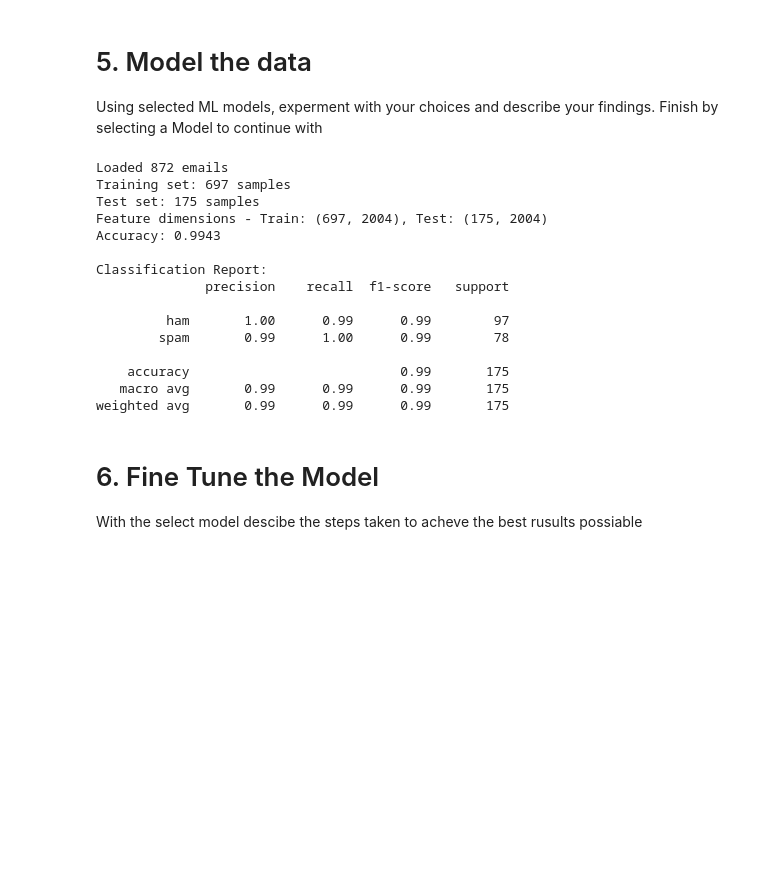
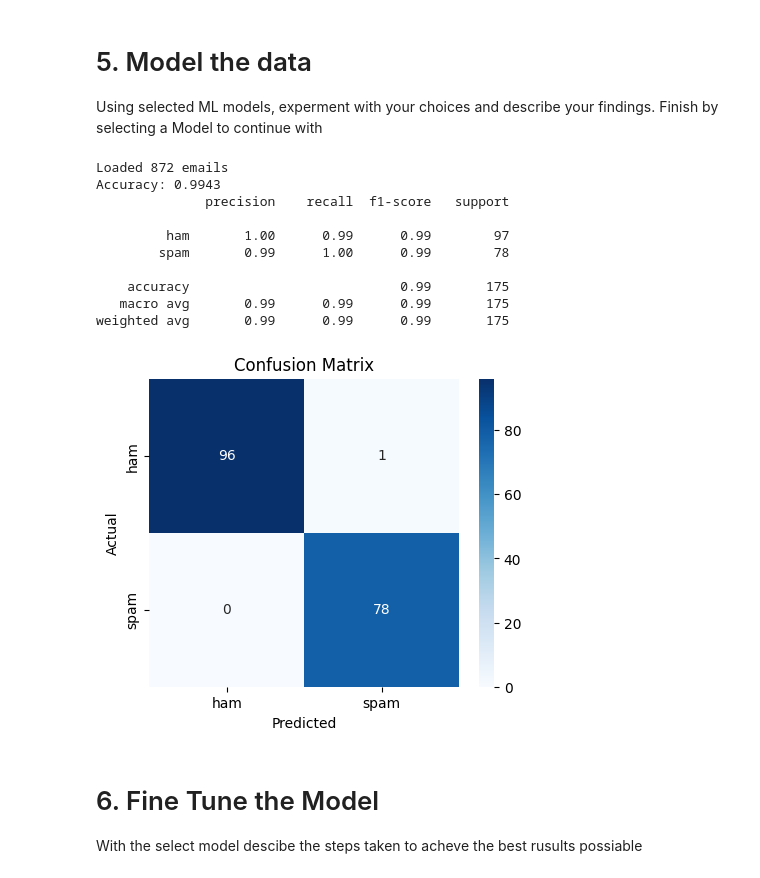
Before and after one commit to felixolmo03/Git-Repo-Tour, a Jupyter notebook: Project_4/Project_4.ipynb, the cells around one changed output. Cells and saved outputs as stored; diff of their text form; code cells hidden in the pictures; blank space fills up the shorter version.

Commit message:
Confusin Matrix add

```diff
--- a/Project_4/Project_4.ipynb
+++ b/Project_4/Project_4.ipynb
@@ -192,7 +192,8 @@ from sklearn.model_selection import train_test_split
 from sklearn.linear_model import LogisticRegression
 from sklearn.metrics import accuracy_score, classification_report, confusion_matrix
 from scipy.sparse import hstack
-
+import matplotlib.pyplot as plt
+import seaborn as sns
 
 # Load data
 emails, labels = [], []
@@ -217,67 +218,67 @@ def clean_text(text):
 
 df['cleaned_email'] = df['email'].apply(clean_text)
 
-# Split data
+# Split
 X_text = df['cleaned_email']
 y = df['label']
-
 X_text_train, X_text_test, y_train, y_test = train_test_split(
     X_text, y, test_size=0.2, random_state=42, stratify=y
 )
 
-print(f"Training set: {len(X_text_train)} samples")
-print(f"Test set: {len(X_text_test)} samples")
+# TF-IDF vectorization
+vectorizer = TfidfVectorizer(max_features=5000, stop_words='english')
+X_text_train_tfidf = vectorizer.fit_transform(X_text_train)
+X_text_test_tfidf = vectorizer.transform(X_text_test)
 
-# Feature extraction after split
+# Handcrafted features
 def extract_features(text):
     return {
         'length': len(text),
         'word_count': len(text.split()),
         'has_dollar': 1 if '$' in text else 0,
         'has_exclamation': 1 if '!' in text else 0
     }
 
-# Extract features separately for train and test
-train_feature_data = [extract_features(text) for text in X_text_train]
-X_features_train = pd.DataFrame(train_feature_data)
+X_features_train = pd.DataFrame([extract_features(t) for t in X_text_train])
+X_features_test = pd.DataFrame([extract_features(t) for t in X_text_test])
 
-test_feature_data = [extract_features(text) for text in X_text_test]
-X_features_test = pd.DataFrame(test_feature_data)
-
-# Combine features
+# Combine sparse + dense features
 X_train = hstack([X_text_train_tfidf, X_features_train.values])
 X_test = hstack([X_text_test_tfidf, X_features_test.values])
 
-print(f"Feature dimensions - Train: {X_train.shape}, Test: {X_test.shape}")
-
-# Train Logistic Regression
-log_reg = LogisticRegression(random_state=42, max_iter=1000)
+# Train
+log_reg = LogisticRegression(max_iter=1000, random_state=42)
 log_reg.fit(X_train, y_train)
 
-# Make predictions
+# Evaluate
 y_pred = log_reg.predict(X_test)
-accuracy = accuracy_score(y_test, y_pred)
+print(f"Accuracy: {accuracy_score(y_test, y_pred):.4f}")
+print(classification_report(y_test, y_pred))
 
+cm = confusion_matrix(y_test, y_pred, labels=['ham', 'spam'])
+plt.figure(figsize=(5,4))
+sns.heatmap(cm, annot=True, fmt='d', cmap="Blues", xticklabels=['ham', 'spam'], yticklabels=['ham', 'spam'])
+plt.xlabel("Predicted")
+plt.ylabel("Actual")
+plt.title('Confusion Matrix')
+plt.show()
 
-print(f"Accuracy: {accuracy:.4f}")
-print(f"\nClassification Report:")
-print(classification_report(y_test, y_pred))
+feature_names = vectorizer.get_feature_names_out().tolist() + X_features_train.columns.tolist()
+coefs = log_reg.coef_[0]
+top_features = sorted(zip(feature_names, coefs), key=lambda x: abs(x[1]), reverse=True)[:20]
+feat_df = pd.D
 # %% [output]
 Loaded 872 emails
-Training set: 697 samples
-Test set: 175 samples
-Feature dimensions - Train: (697, 2004), Test: (175, 2004)
 Accuracy: 0.9943
-
-Classification Report:
               precision    recall  f1-score   support
 
          ham       1.00      0.99      0.99        97
         spam       0.99      1.00      0.99        78
 
     accuracy                           0.99       175
    macro avg       0.99      0.99      0.99       175
 weighted avg       0.99      0.99      0.99       175
+[figure, added]
 # %% [markdown]
 # 6. Fine Tune the Model
 
```
